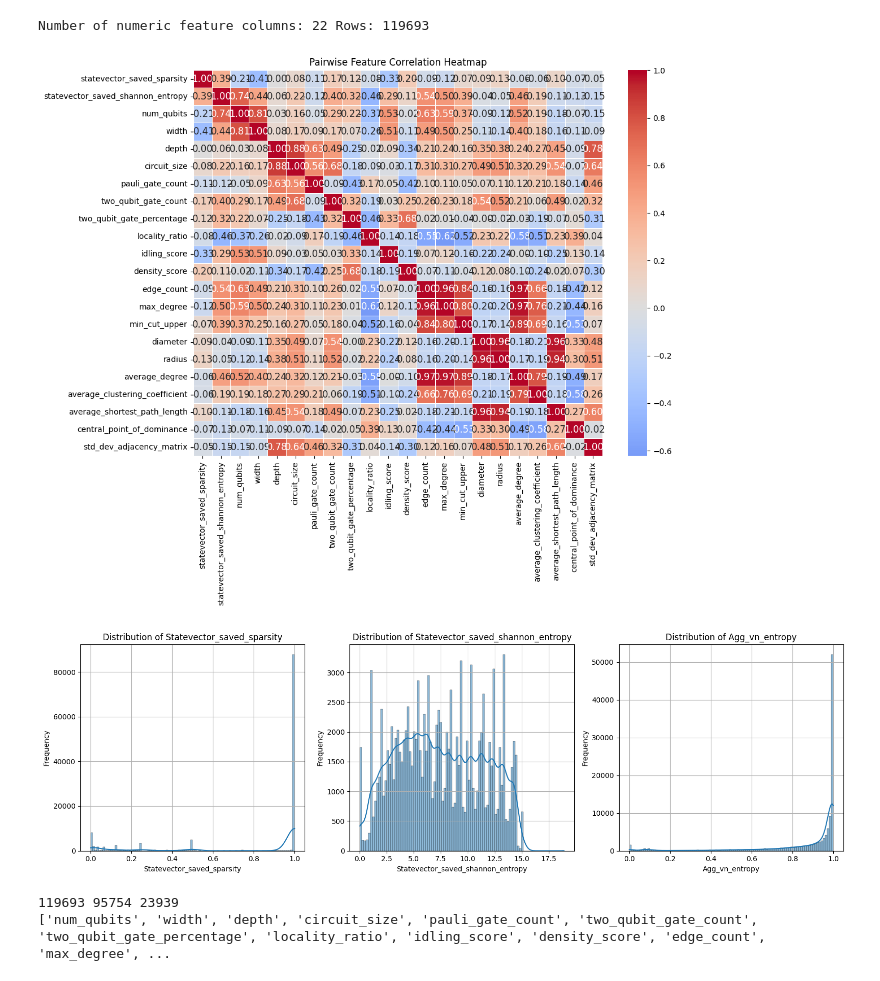
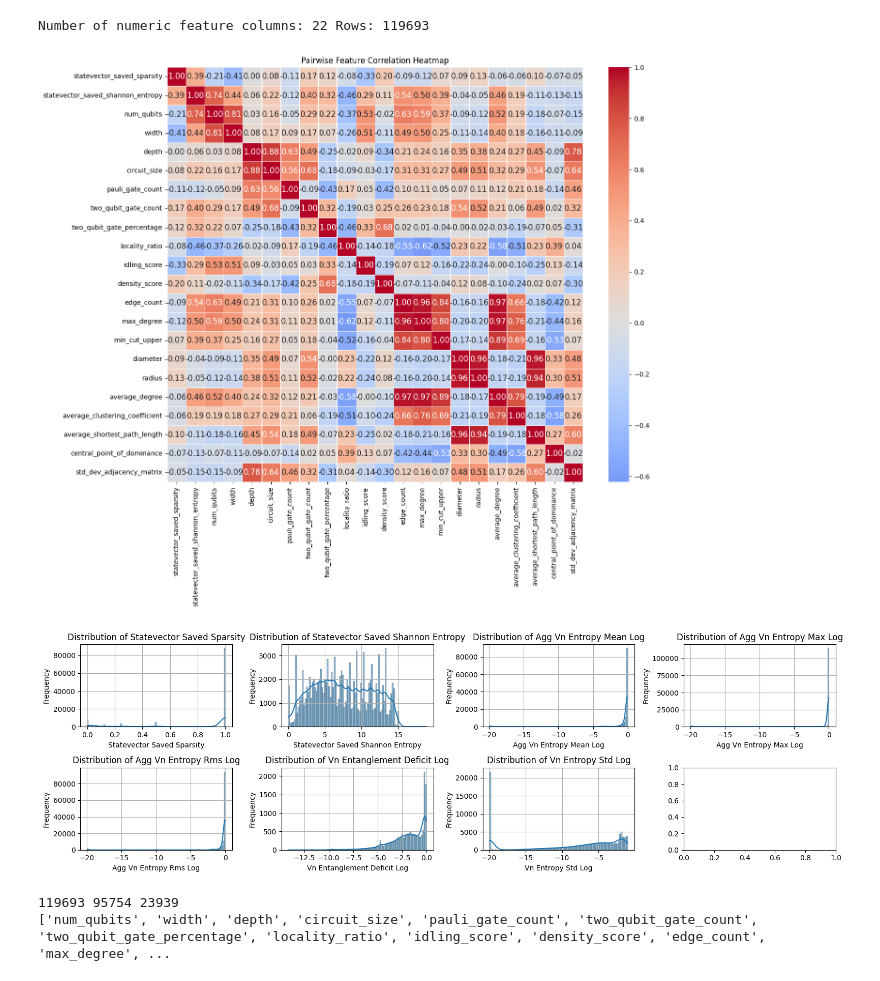
Before and after one commit to InfiniData-Lab/InferQ, a Jupyter notebook: analysis/estimator.ipynb, the cells around one changed output. Cells and saved outputs as stored; diff of their text form; code cells hidden in the pictures.

```diff
--- a/analysis/estimator.ipynb
+++ b/analysis/estimator.ipynb
@@ -27,37 +27,71 @@ Number of numeric feature columns: 22 Rows: 119693
 # %%
 import matplotlib.pyplot as plt
 import seaborn as sns
 
 # Select numeric columns only
 df_num = df.select_dtypes(include="number")
 
 from utils import PlotCorrelationMatrix
 # Plot correlation matrix
-pcm = PlotCorrelationMatrix(df_num, FEATURES, (12, 10))
+pcm = PlotCorrelationMatrix(df_num, FEATURES, (14, 12))
 # %% [output]
-[figure, old version]
+[figure, new version]
 # %%
 import matplotlib.pyplot as plt
 import seaborn as sns
+import ast
+import numpy as np
 
-# Let us aggregate the statevector_saved_von_neumann_entropy list into a mean value per row
-df['agg_vn_entropy'] = df['statevector_saved_von_neumann_entropy'].apply(lambda x: np.mean(eval(x)) if pd.notna(x) else np.nan)
+# --- Parse VN entropy lists ---
+vn_lists = df["statevector_saved_von_neumann_entropy"].map(ast.literal_eval)
 
-features = ["statevector_saved_sparsity", "statevector_saved_shannon_entropy", "agg_vn_entropy"]
+# --- Aggregate features ---
+df["agg_vn_entropy_mean"] = vn_lists.map(np.mean)
+df["agg_vn_entropy_sum"]  = vn_lists.map(np.sum)
+df["agg_vn_entropy_rms"]  = vn_lists.map(lambda x: np.sqrt(np.mean(np.square(x))))
+df["agg_vn_entropy_max"]  = vn_lists.map(np.max)
+df["vn_entanglement_deficit"] = 1 - df["agg_vn_entropy_mean"] / np.log(2)
+df["vn_entropy_std"] = vn_lists.map(np.std)
 
-fig, axes = plt.subplots(1, 3, figsize=(16, 5))
+# --- Saturated variables that benefit from log-transform ---
+saturated_vars = [
+    "agg_vn_entropy_mean",
+    "agg_vn_entropy_max",
+    "agg_vn_entropy_rms",
+    "vn_entanglement_deficit",
+    "vn_entropy_std"   # also log-transform std
+]
 
-for ax, feature in zip(axes, features):
+# Apply log2 + rename columns
+for var in saturated_vars:
+    df[f"{var}_log"] = np.log2(df[var] + 1e-6)  # epsilon avoids log(0)
+
+# --- Features to plot ---
+AGGS_logged = [
+    "agg_vn_entropy_mean_log",
+    "agg_vn_entropy_max_log",
+    "agg_vn_entropy_rms_log",
+    "vn_entanglement_deficit_log",
+    "vn_entropy_std_log"
+]
+
+targets = ["statevector_saved_sparsity", "statevector_saved_shannon_entropy"] + AGGS_logged
+
+# --- Plotting ---
+fig, axes = plt.subplots(2, 4, figsize=(16, 5))
+axes = axes.flatten()
+
+for ax, feature in zip(axes, targets):
     sns.histplot(df[feature], bins=100, kde=True, ax=ax)
-    ax.set_title(f"Distribution of {feature.capitalize()}")
-    ax.set_xlabel(feature.capitalize())
+    ax.set_title(f"Distribution of {feature.replace('_', ' ').title()}")
+    ax.set_xlabel(feature.replace('_', ' ').title())
     ax.set_ylabel("Frequency")
     ax.grid(True)
 
 plt.tight_layout()
 plt.show()
 # %% [output]
-[figure, old version]
+[figure, new version]
 # %%
 # Let us train a regression model to estimate sparsity and shannon_entropy.
 from sklearn.model_selection import train_test_split
```
Also changed, not shown: parts of 3 cells of this notebook, 5 other files.
